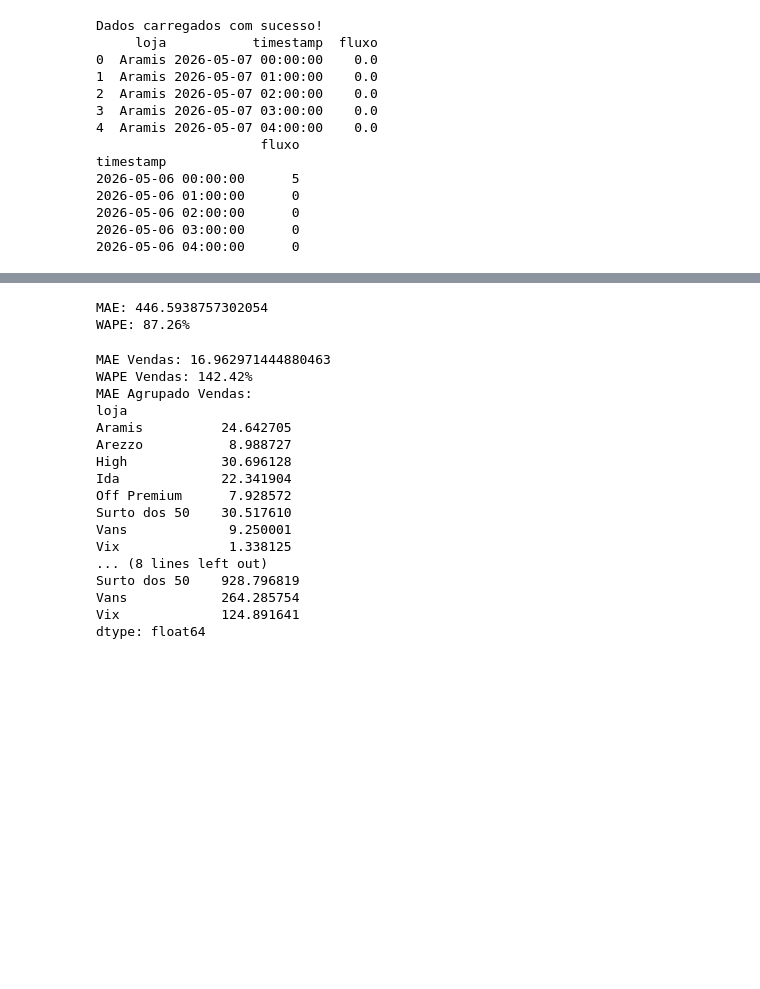
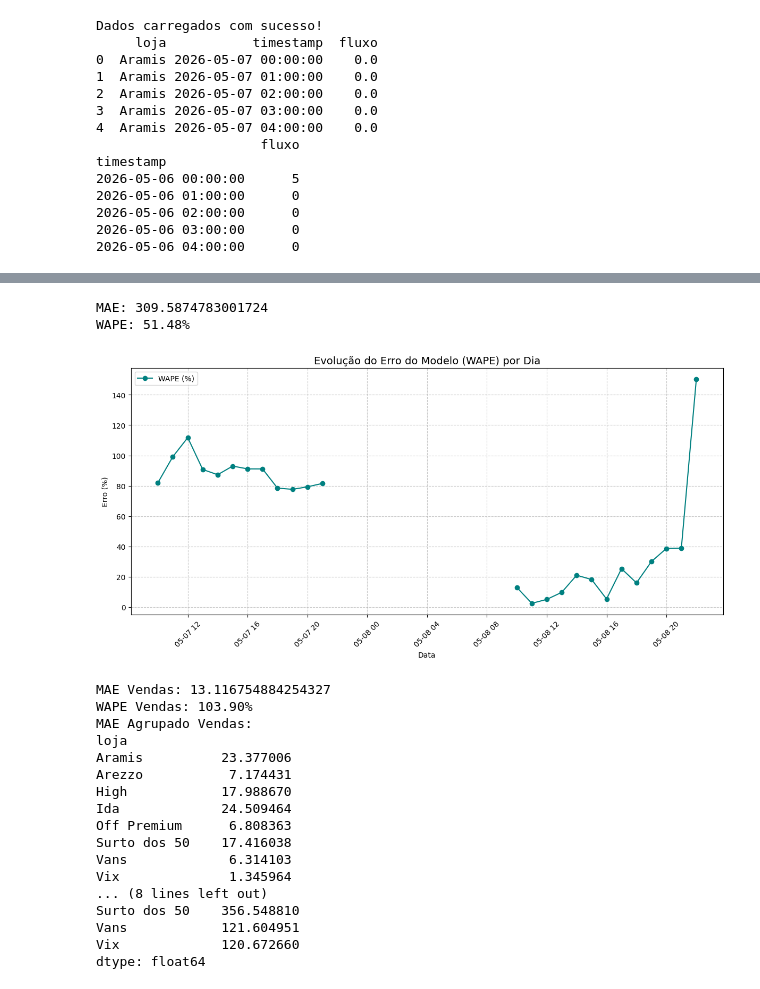
Before and after one commit to Kauadp/exagerado_api, a Jupyter notebook: notebooks/models_validation.ipynb, the cells around one changed output, grey strips where cells are left out. Cells and saved outputs as stored; diff of their text form; code cells hidden in the pictures; blank space fills up the shorter version.

Commit message:
Modelos retreinados

```diff
--- a/notebooks/models_validation.ipynb
+++ b/notebooks/models_validation.ipynb
@@ -95,7 +96,7 @@ try:
     # Range completo de horas
     full_range = pd.date_range(
         start="2026-05-07 00:00:00",
-        end="2026-05-08 23:00:00",
+        end="2026-05-08 23:59:59",
         freq="h"
     )
 
@@ -160,8 +161,8 @@ try:
     ).dt.floor("h")
 
     full_range = pd.date_range(
-        start="2026-05-06 00:00:00",
-        end="2026-05-07 23:00:00",
+        start="2026-05-07 00:00:00",
+        end="2026-05-08 23:00:00",
         freq="h"
     )
 
@@ -214,8 +215,8 @@ df_fluxo_comparacao = df_fluxo_real.merge(
     how="inner"
 )
 
-df_fluxo_comparacao = df_fluxo_comparacao[(df_fluxo_comparacao['timestamp_previsao'] >= '2026-05-07 10:00:00') &
-                                            (df_fluxo_comparacao['timestamp_previsao'] <= '2026-05-07 23:00:00')]
+df_fluxo_comparacao = df_fluxo_comparacao[(df_fluxo_comparacao['timestamp_previsao'].dt.hour >= 10) &
+                                            (df_fluxo_comparacao['timestamp_previsao'].dt.hour <= 22)]
 
 mae = np.mean(
     np.abs(df_fluxo_comparacao['fluxo'] - df_fluxo_comparacao['previsao'])
@@ -230,8 +231,31 @@ wape = (
 print(f"MAE: {mae}")
 print(f"WAPE: {wape:.2f}%")
 # %% [output]
-MAE: 446.5938757302054
-WAPE: 87.26%
+MAE: 309.5874783001724
+WAPE: 51.48%
+# %%
+df_fluxo_comparacao_diario = df_fluxo_comparacao.groupby('timestamp_previsao').apply(lambda x: pd.Series({
+    'MAE': np.mean(np.abs(x['fluxo'] - x['previsao'])),
+    'WAPE': (np.abs(x['fluxo'] - x['previsao']).sum() / x['fluxo'].abs().sum()) * 100
+})).reset_index()
+
+plt.figure(figsize=(12, 6))
+
+# Plotando o WAPE para ver a tendência percentual
+plt.plot(df_fluxo_comparacao_diario['timestamp_previsao'], df_fluxo_comparacao_diario['WAPE'], marker='o', linestyle='-', color='teal', label='WAPE (%)')
+
+# Adicionando uma linha de tendência (opcional)
+plt.title('Evolução do Erro do Modelo (WAPE) por Dia', fontsize=14)
+plt.xlabel('Data')
+plt.ylabel('Erro (%)')
+plt.grid(True, linestyle='--', alpha=0.7)
+plt.xticks(rotation=45)
+plt.legend()
+plt.tight_layout()
+
+plt.show()
+# %% [output]
+[figure, added]
 # %%
 df_vendas_comparacao = df_vendas_real.merge(
     df_vendas_previsao,
@@ -240,7 +264,7 @@ df_vendas_comparacao = df_vendas_real.merge(
     how='inner'
 )
 
-df_vendas_comparacao = df_vendas_comparacao[(df_vendas_comparacao['timestamp'] >= '2026-05-07 10:00:00') & (df_vendas_comparacao['timestamp'] <= '2026-05-08 23:00:00')]
+df_vendas_comparacao = df_vendas_comparacao[(df_vendas_comparacao['timestamp'].dt.hour >= 10) & (df_vendas_comparacao['timestamp'].dt.hour <= 22)]
 
 mae_agrupado_vendas = df_vendas_comparacao.groupby('loja').apply(
     lambda x: np.mean(np.abs(x['fluxo'] - x['previsao']))
@@ -264,20 +288,20 @@ print(f"WAPE Vendas: {wape_vendas:.2f}%")
 print(f"MAE Agrupado Vendas:\n{mae_agrupado_vendas}")
 print(f"WAPE Agrupado Vendas:\n{wape_agrupado_vendas}")
 # %% [output]
-MAE Vendas: 16.962971444880463
-WAPE Vendas: 142.42%
+MAE Vendas: 13.116754884254327
+WAPE Vendas: 103.90%
 MAE Agrupado Vendas:
 loja
-Aramis          24.642705
-Arezzo           8.988727
-High            30.696128
-Ida             22.341904
-Off Premium      7.928572
-Surto dos 50    30.517610
-Vans             9.250001
-Vix              1.338125
+Aramis          23.377006
+Arezzo           7.174431
+High            17.988670
+Ida             24.509464
+Off Premium      6.808363
+Surto dos 50    17.416038
+Vans             6.314103
+Vix              1.345964
 ... (8 lines left out)
-Surto dos 50    928.796819
-Vans            264.285754
-Vix             124.891641
+Surto dos 50    356.548810
+Vans            121.604951
+Vix             120.672660
 dtype: float64
```
Also changed, not shown: parts of 4 cells of this notebook, 13 other files.
